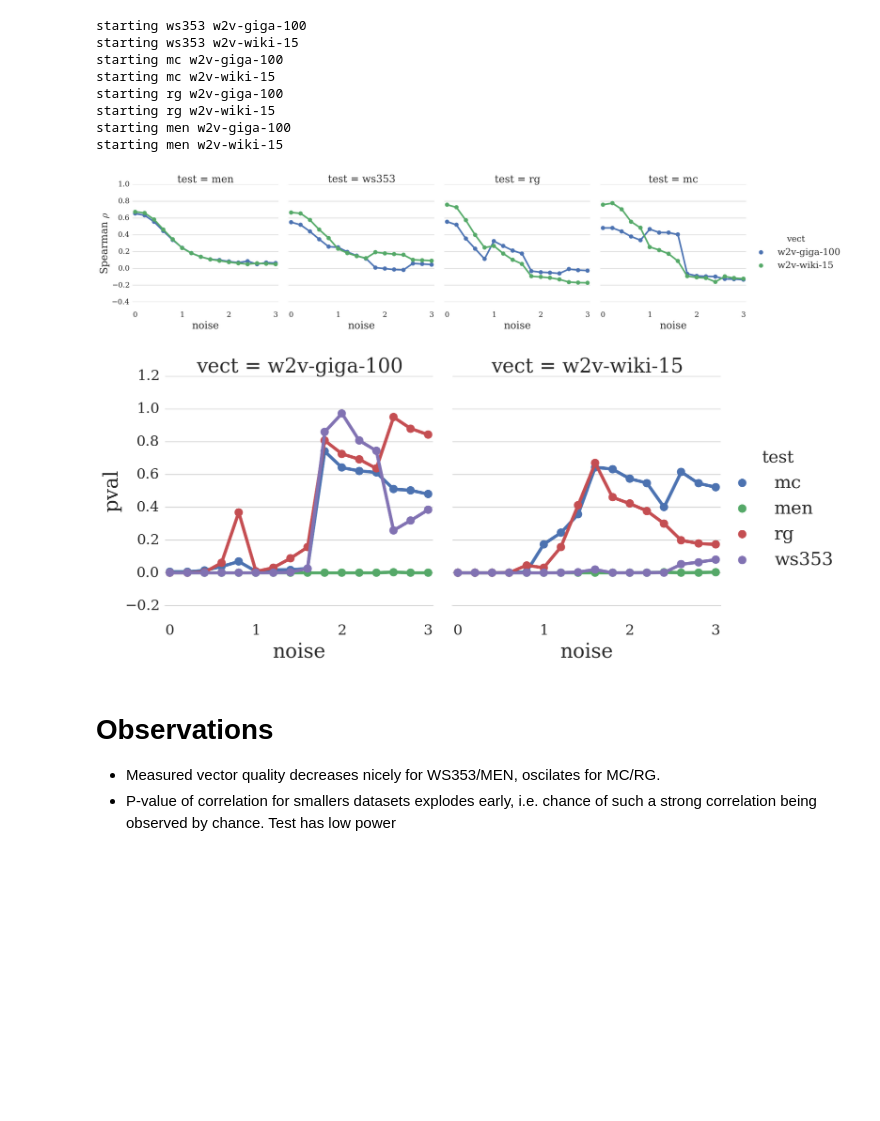
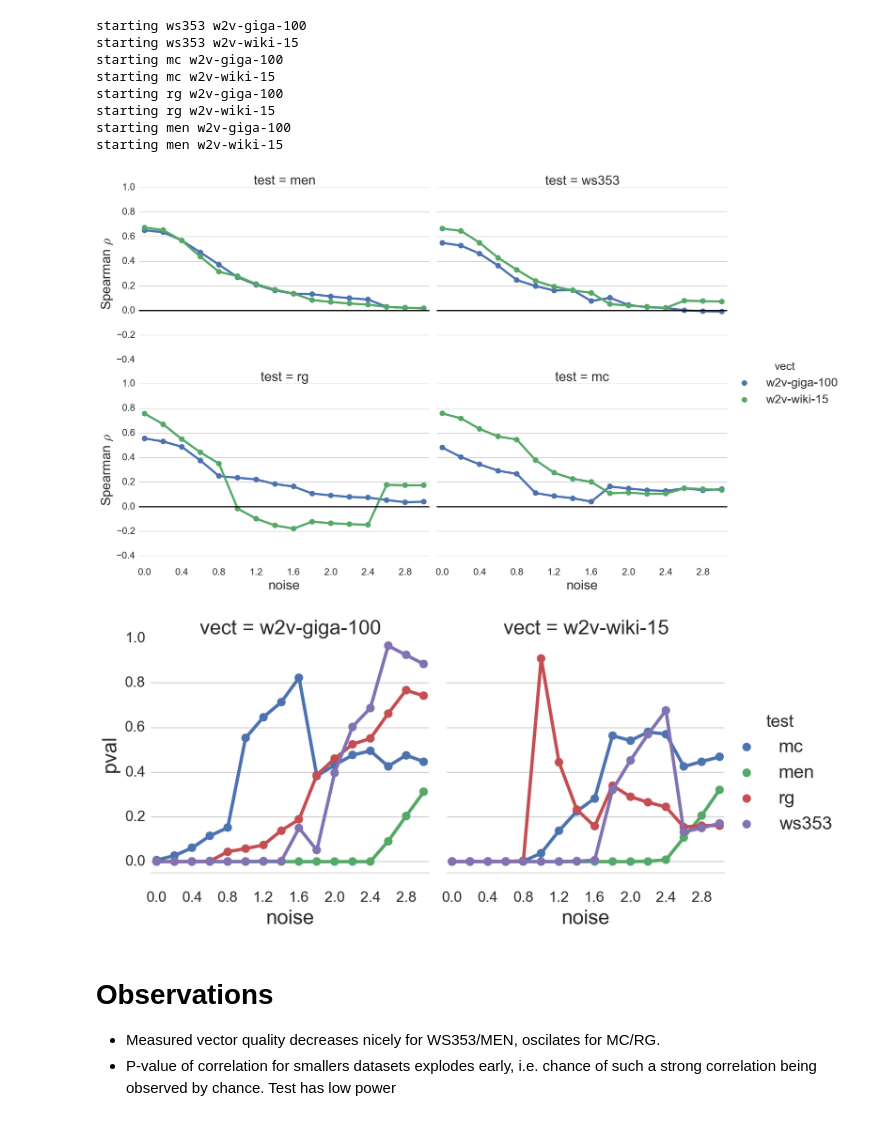
Before and after one commit to mbatchkarov/ExpLosion, a Jupyter notebook: notebooks/intrinsic_eval.ipynb, the cells around one changed output. Drawn from its saved outputs; the diff is of its cells as text; code cells hidden in the pictures; blank space fills up the shorter version.

Commit message:
rerunning all plots with new results

```diff
--- a/notebooks/intrinsic_eval.ipynb
+++ b/notebooks/intrinsic_eval.ipynb
@@ -129,30 +130,34 @@ starting men w2v-wiki-15
 # %%
 noise_df = pd.DataFrame(noise_data, columns=['vect', 'test', 'noise', 'kind', 'corr', 'pval'])
 # %%
-def _fix_xlabels(g, values, n=5):
-    uniq_values = np.array(sorted(list(set(values))))
-    g.set(xticks=np.arange(len(uniq_values))[::n],
-          xticklabels=uniq_values[::n].astype(np.int))
+%autoreload
+with sns.axes_style('whitegrid'):
+    g = sns.factorplot(x='noise', hue='vect', col='test', y='corr', col_wrap=2,
+                       data=noise_df[noise_df.kind == 'strict'], kind='point',
+                       x_order=sorted(noise_df.noise.unique()), aspect=1.5,
+                      col_order = ['men', 'ws353', 'rg', 'mc']);
+g.set_ylabels('Spearman $\\rho$')
+sns.despine(left=True, bottom=True)
+for ax in g.axes.flat:
+    sparsify_axis_labels(ax)
+    ax.axhline(0, c='k')
 
-g = sns.factorplot(x='noise', hue='vect', col='test', y='corr', #col_wrap=2,
-                   data=noise_df[noise_df.kind == 'strict'], kind='point',
-                   x_order=sorted(noise_df.noise.unique()),
-                  col_order = ['men', 'ws353', 'rg', 'mc']);
-g.set_ylabels('Spearman $\\rho$')
-_fix_xlabels(g, noise_df.noise)
-sns.despine(left=True)
-plt.savefig('plot-intrinsic-eval.pdf', format='pdf', dpi=300, bbox_inches='tight', pad_inches=0.1)
+plt.savefig('plot-intrinsic-noise.pdf', format='pdf', dpi=300, bbox_inches='tight', pad_inches=0.1)
 # %% [output]
-[figure, old version]
+[figure, new version]
 # %%
-g = sns.factorplot(x='noise', col='vect', hue='test', y='pval',
+with sns.axes_style('whitegrid'):
+    g = sns.factorplot(x='noise', col='vect', hue='test', y='pval',
                    data=noise_df[noise_df.kind == 'strict'],
                    kind='point',
                    x_order=sorted(noise_df.noise.unique()));
-_fix_xlabels(g, noise_df.noise)
 sns.despine(left=True)
+for ax in g.axes.flat:
+    sparsify_axis_labels(ax)
+    ax.set_ylim(-0.05, 1)
+plt.savefig('plot-intrinsic-pvals.pdf', format='pdf', dpi=300, bbox_inches='tight', pad_inches=0.1)
 # %% [output]
-[figure, old version]
+[figure, new version]
 # %% [markdown]
 
 # Observations
```
Also changed, not shown: parts of 3 cells of this notebook, 16 other files.
